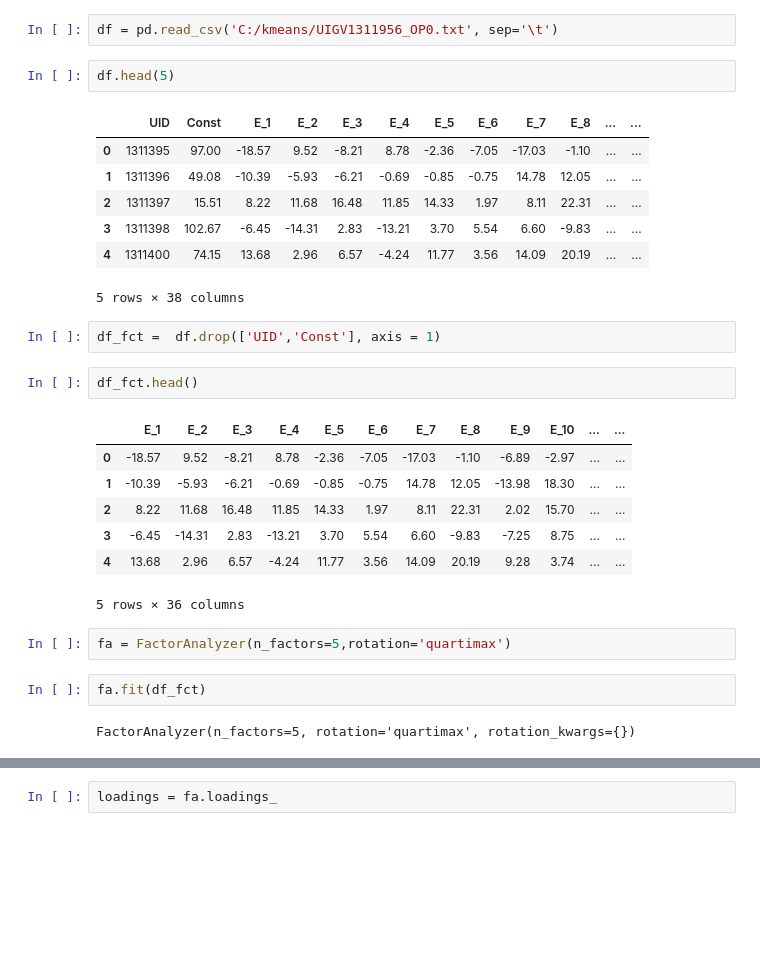
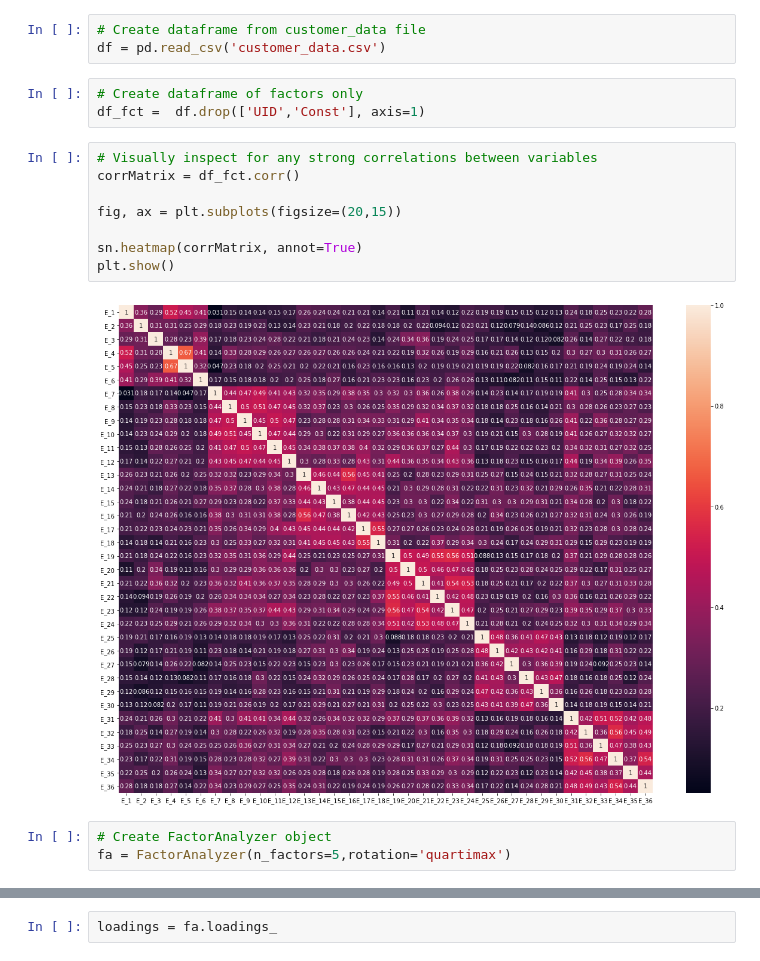
Before and after one commit to EricPostMaster/market-research-cluster-analysis, a Jupyter notebook: kmeans.ipynb, the cells around one changed output, grey strips where cells are left out. Saved outputs shown, nothing was run; the diff lists cells and outputs as text; blank space fills up the shorter version.

Commit message:
Added comments, correlation heatmap

```diff
--- a/kmeans.ipynb
+++ b/kmeans.ipynb
@@ -22,31 +9,20 @@ import matplotlib.pyplot as plt
 import numpy as np
-# %%
-df = pd.read_csv('C:/kmeans/UIGV1311956_OP0.txt', sep='\t')
-# %%
-df.head(5)
-# %% [output]
-|  | UID | Const | E_1 | E_2 | E_3 | E_4 | E_5 | E_6 | E_7 | E_8 | ... | ... |
-| 0 | 1311395 | 97.00 | -18.57 | 9.52 | -8.21 | 8.78 | -2.36 | -7.05 | -17.03 | -1.10 | ... | ... |
-| 1 | 1311396 | 49.08 | -10.39 | -5.93 | -6.21 | -0.69 | -0.85 | -0.75 | 14.78 | 12.05 | ... | ... |
-| 2 | 1311397 | 15.51 | 8.22 | 11.68 | 16.48 | 11.85 | 14.33 | 1.97 | 8.11 | 22.31 | ... | ... |
-| 3 | 1311398 | 102.67 | -6.45 | -14.31 | 2.83 | -13.21 | 3.70 | 5.54 | 6.60 | -9.83 | ... | ... |
-| 4 | 1311400 | 74.15 | 13.68 | 2.96 | 6.57 | -4.24 | 11.77 | 3.56 | 14.09 | 20.19 | ... | ... |
-5 rows × 38 columns
+# %%
+# Create dataframe from customer_data file
+df = pd.read_csv('customer_data.csv')
 # %%
-df_fct =  df.drop(['UID','Const'], axis = 1)
+# Create dataframe of factors only
+df_fct =  df.drop(['UID','Const'], axis=1)
-# %%
-df_fct.head()
-# %% [output]
-|  | E_1 | E_2 | E_3 | E_4 | E_5 | E_6 | E_7 | E_8 | E_9 | E_10 | ... | ... |
-| 0 | -18.57 | 9.52 | -8.21 | 8.78 | -2.36 | -7.05 | -17.03 | -1.10 | -6.89 | -2.97 | ... | ... |
-| 1 | -10.39 | -5.93 | -6.21 | -0.69 | -0.85 | -0.75 | 14.78 | 12.05 | -13.98 | 18.30 | ... | ... |
-| 2 | 8.22 | 11.68 | 16.48 | 11.85 | 14.33 | 1.97 | 8.11 | 22.31 | 2.02 | 15.70 | ... | ... |
-| 3 | -6.45 | -14.31 | 2.83 | -13.21 | 3.70 | 5.54 | 6.60 | -9.83 | -7.25 | 8.75 | ... | ... |
-| 4 | 13.68 | 2.96 | 6.57 | -4.24 | 11.77 | 3.56 | 14.09 | 20.19 | 9.28 | 3.74 | ... | ... |
-5 rows × 36 columns
+# %%
+# Visually inspect for any strong correlations between variables
+corrMatrix = df_fct.corr()
+
+fig, ax = plt.subplots(figsize=(20,15))
+
+sn.heatmap(corrMatrix, annot=True)
+plt.show()
+# %% [output]
+[figure, added]
 # %%
+# Create FactorAnalyzer object
 fa = FactorAnalyzer(n_factors=5,rotation='quartimax')
-# %%
-fa.fit(df_fct)
-# %% [output]
-FactorAnalyzer(n_factors=5, rotation='quartimax', rotation_kwargs={})
```
Also changed, not shown: parts of 6 cells of this notebook.
